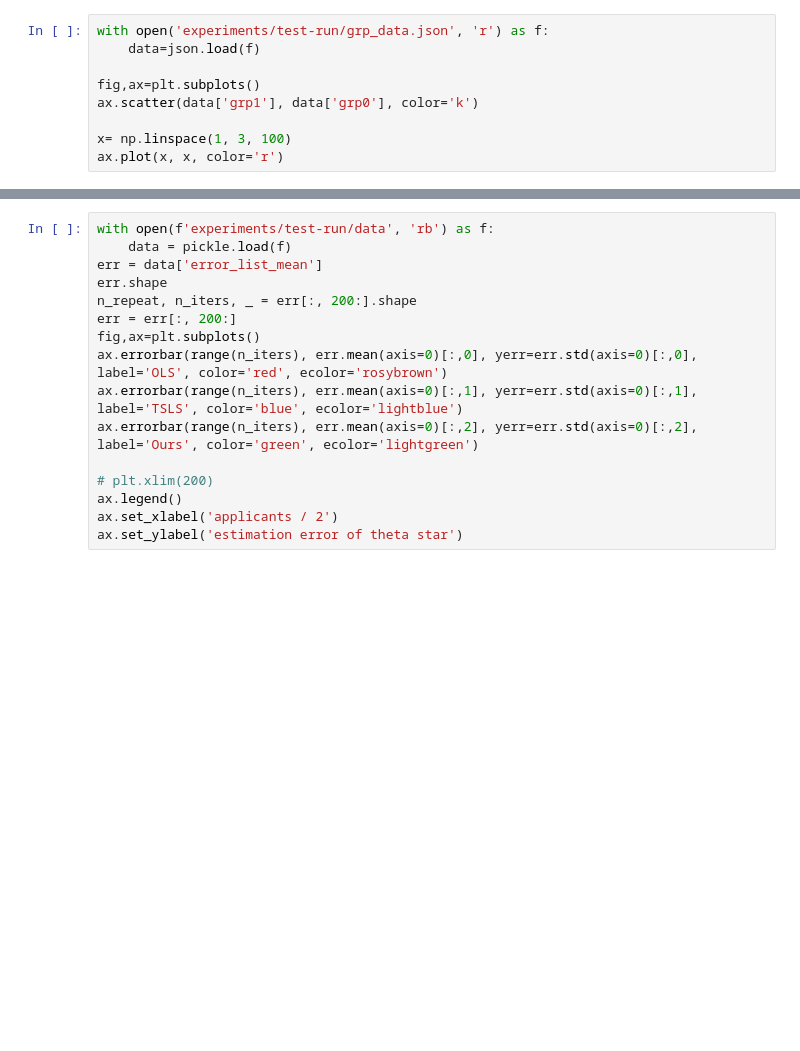
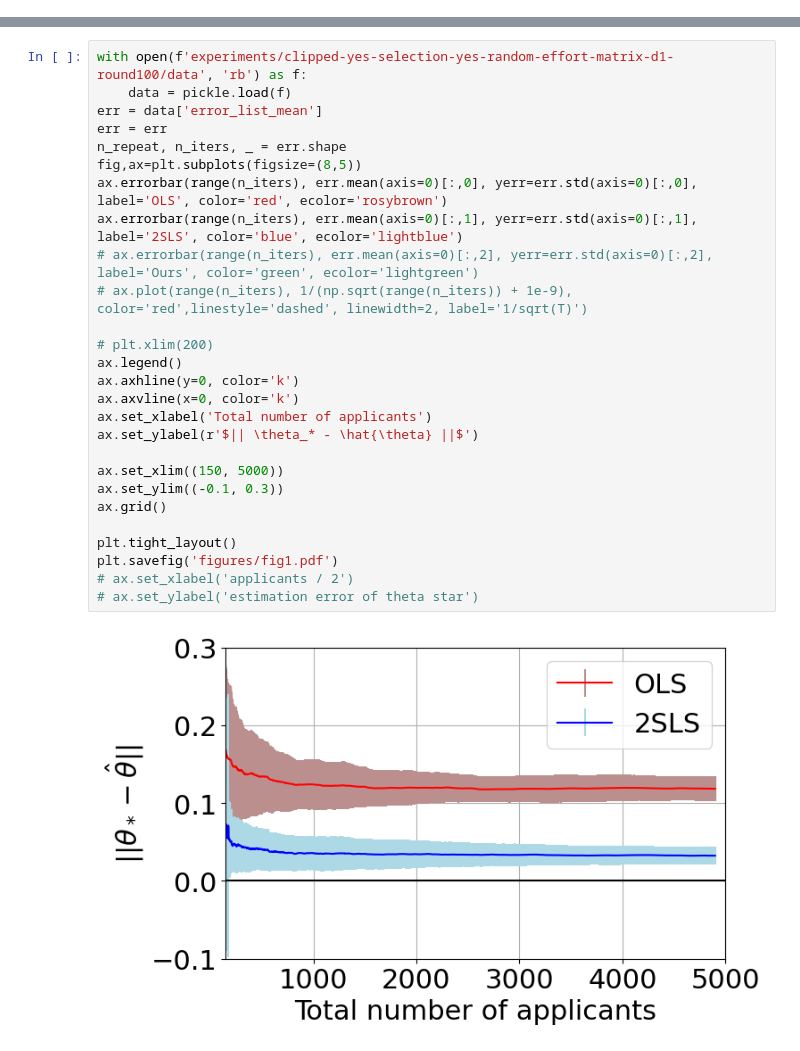
Before and after one commit to muneebaadil/strategic-instrumental-variable-regression, a Jupyter notebook: plot.ipynb, the cells around one changed output, grey strips where cells are left out. Saved outputs shown, nothing was run; the diff lists cells and outputs as text; blank space fills up the shorter version.

Commit message:
update run and plot

```diff
--- a/plot.ipynb
+++ b/plot.ipynb
@@ -6,9 +0,0 @@ import json
-# %%
-with open('experiments/test-run/grp_data.json', 'r') as f:
-    data=json.load(f)
-
-fig,ax=plt.subplots()
-ax.scatter(data['grp1'], data['grp0'], color='k')
-
-x= np.linspace(1, 3, 100)
-ax.plot(x, x, color='r')
@@ -15,16 +26,29 @@ ax.plot(x, x, color='r')
 # %%
-with open(f'experiments/test-run/data', 'rb') as f:
+with open(f'experiments/clipped-yes-selection-yes-random-effort-matrix-d1-round100/data', 'rb') as f:
     data = pickle.load(f)
 err = data['error_list_mean']
-err.shape
-n_repeat, n_iters, _ = err[:, 200:].shape
-err = err[:, 200:]
-fig,ax=plt.subplots()
+err = err
+n_repeat, n_iters, _ = err.shape
+fig,ax=plt.subplots(figsize=(8,5))
 ax.errorbar(range(n_iters), err.mean(axis=0)[:,0], yerr=err.std(axis=0)[:,0], label='OLS', color='red', ecolor='rosybrown')
-ax.errorbar(range(n_iters), err.mean(axis=0)[:,1], yerr=err.std(axis=0)[:,1], label='TSLS', color='blue', ecolor='lightblue')
-ax.errorbar(range(n_iters), err.mean(axis=0)[:,2], yerr=err.std(axis=0)[:,2], label='Ours', color='green', ecolor='lightgreen')
+ax.errorbar(range(n_iters), err.mean(axis=0)[:,1], yerr=err.std(axis=0)[:,1], label='2SLS', color='blue', ecolor='lightblue')
+# ax.errorbar(range(n_iters), err.mean(axis=0)[:,2], yerr=err.std(axis=0)[:,2], label='Ours', color='green', ecolor='lightgreen')
+# ax.plot(range(n_iters), 1/(np.sqrt(range(n_iters)) + 1e-9), color='red',linestyle='dashed', linewidth=2, label='1/sqrt(T)')
 
 # plt.xlim(200)
 ax.legend()
-ax.set_xlabel('applicants / 2')
-ax.set_ylabel('estimation error of theta star')
+ax.axhline(y=0, color='k')
+ax.axvline(x=0, color='k')
+ax.set_xlabel('Total number of applicants')
+ax.set_ylabel(r'$|| \theta_* - \hat{\theta} ||$')
+
+ax.set_xlim((150, 5000))
+ax.set_ylim((-0.1, 0.3))
+ax.grid()
+
+plt.tight_layout()
+plt.savefig('figures/fig1.pdf')
+# ax.set_xlabel('applicants / 2')
+# ax.set_ylabel('estimation error of theta star')
+# %% [output]
+[figure, added]
```
Also changed, not shown: parts of 20 cells of this notebook, 1 other file.
